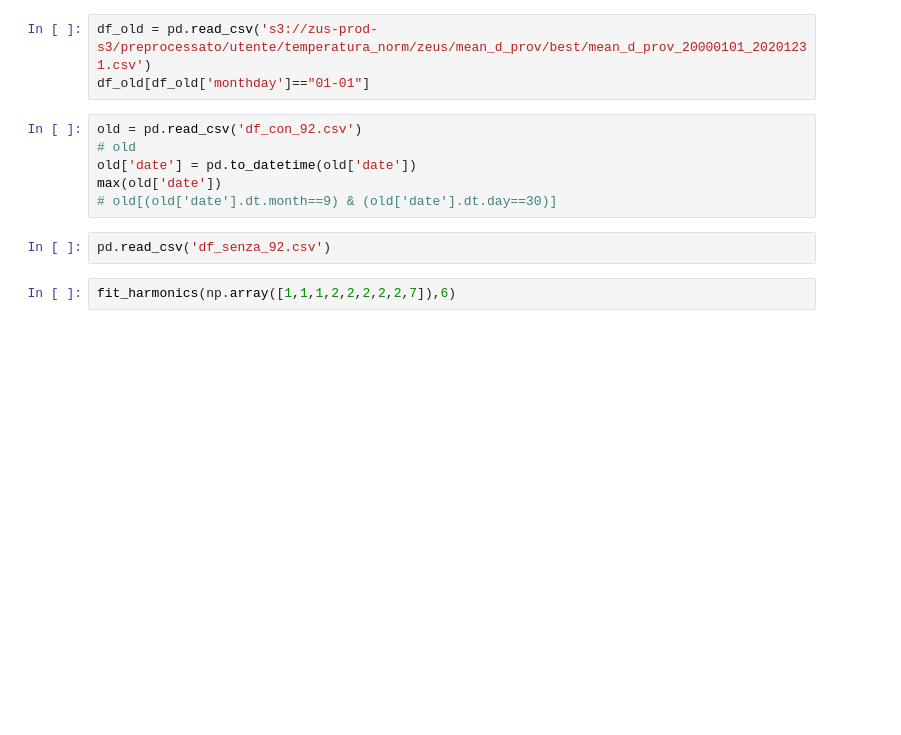
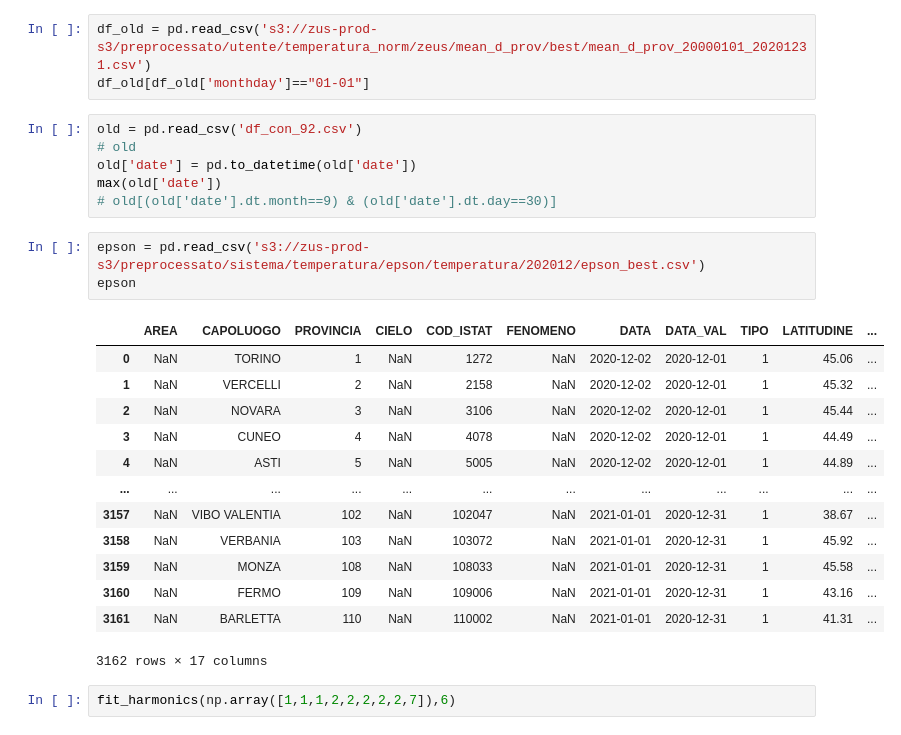
Before and after one commit to EdoardoRobaItauros/provaAWS, a Jupyter notebook: main_gg.ipynb, the cells around one changed output. Cells and saved outputs as stored; diff of their text form; blank space fills up the shorter version.

```diff
--- a/main_gg.ipynb
+++ b/main_gg.ipynb
@@ -586,8 +655,23 @@ old = pd.read_csv('df_con_92.csv')
 old['date'] = pd.to_datetime(old['date'])
 max(old['date'])
 # old[(old['date'].dt.month==9) & (old['date'].dt.day==30)]
-# %%
-pd.read_csv('df_senza_92.csv')
+# %%
+epson = pd.read_csv('s3://zus-prod-s3/preprocessato/sistema/temperatura/epson/temperatura/202012/epson_best.csv')
+epson
+# %% [output]
+|  | AREA | CAPOLUOGO | PROVINCIA | CIELO | COD_ISTAT | FENOMENO | DATA | DATA_VAL | TIPO | LATITUDINE | ... |
+| 0 | NaN | TORINO | 1 | NaN | 1272 | NaN | 2020-12-02 | 2020-12-01 | 1 | 45.06 | ... |
+| 1 | NaN | VERCELLI | 2 | NaN | 2158 | NaN | 2020-12-02 | 2020-12-01 | 1 | 45.32 | ... |
+| 2 | NaN | NOVARA | 3 | NaN | 3106 | NaN | 2020-12-02 | 2020-12-01 | 1 | 45.44 | ... |
+| 3 | NaN | CUNEO | 4 | NaN | 4078 | NaN | 2020-12-02 | 2020-12-01 | 1 | 44.49 | ... |
+| 4 | NaN | ASTI | 5 | NaN | 5005 | NaN | 2020-12-02 | 2020-12-01 | 1 | 44.89 | ... |
+| ... | ... | ... | ... | ... | ... | ... | ... | ... | ... | ... | ... |
+| 3157 | NaN | VIBO VALENTIA | 102 | NaN | 102047 | NaN | 2021-01-01 | 2020-12-31 | 1 | 38.67 | ... |
+| 3158 | NaN | VERBANIA | 103 | NaN | 103072 | NaN | 2021-01-01 | 2020-12-31 | 1 | 45.92 | ... |
+| 3159 | NaN | MONZA | 108 | NaN | 108033 | NaN | 2021-01-01 | 2020-12-31 | 1 | 45.58 | ... |
+| 3160 | NaN | FERMO | 109 | NaN | 109006 | NaN | 2021-01-01 | 2020-12-31 | 1 | 43.16 | ... |
+| 3161 | NaN | BARLETTA | 110 | NaN | 110002 | NaN | 2021-01-01 | 2020-12-31 | 1 | 41.31 | ... |
+3162 rows × 17 columns
 # %%
 fit_harmonics(np.array([1,1,1,2,2,2,2,2,7]),6)
 # %%
```
Also changed, not shown: parts of 7 cells of this notebook, 2 other files.
